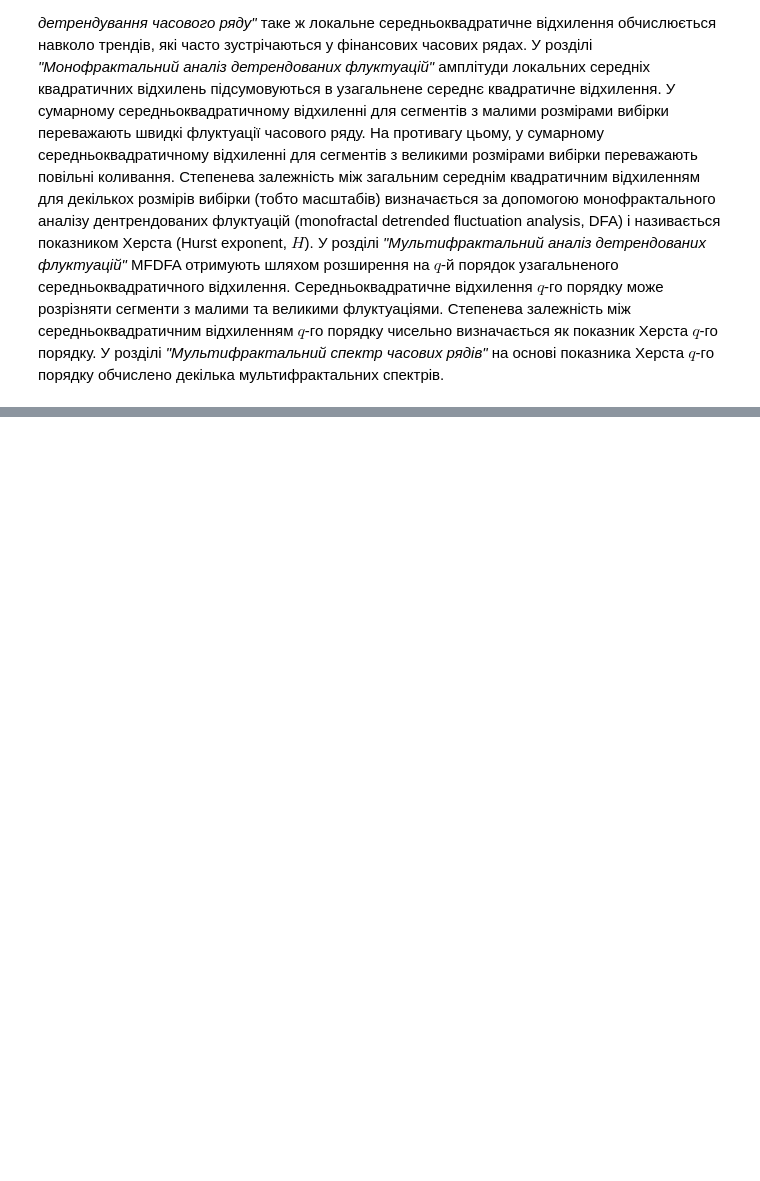
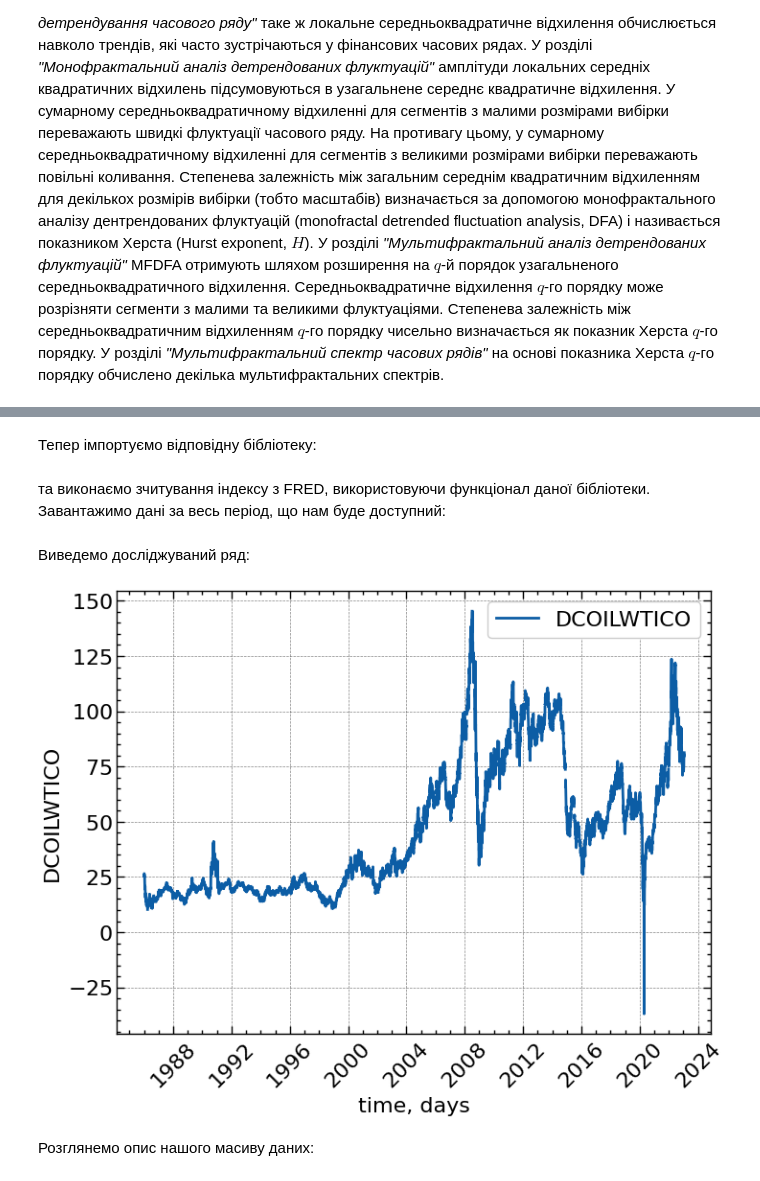
Before and after one commit to Butman2099/Complex-systems-book, a Jupyter notebook: lab_7.ipynb, the cells around one changed output, grey strips where cells are left out. Cells and saved outputs as stored; diff of their text form; code cells hidden in the pictures; blank space fills up the shorter version.

```diff
--- a/lab_7.ipynb
+++ b/lab_7.ipynb
@@ -289,0 +304,15 @@ $$
+# %%
+plt.style.use(['science', 'notebook', 'grid']) # стиль, що використовуватиметься
+                                               # для виведення рисунків
+
+params = {
+    'figure.figsize': (8, 6),         # встановлюємо ширину та висоту рисунків за замовчуванням
+    'font.size': 22,                  # розмір фонтів рисунку
+    'lines.linewidth': 2,             # товщина ліній
+    'axes.titlesize': 'small',        # розмір титулки над рисунком
+    "font.family": "sans-serif",      # сімейство стилів підписів
+    "font.serif": ["Times"],          # стиль підпису
+    'savefig.dpi': 300                # якість збережених зображень
+}
+
+plt.rcParams.update(params)           # оновлення стилю згідно налаштувань
@@ -289,0 +345,2 @@ $$
+# %% [markdown]
+Тепер імпортуємо відповідну бібліотеку:
@@ -289,0 +349,32 @@ $$
+# %% [markdown]
+та виконаємо зчитування індексу з FRED, використовуючи функціонал даної бібліотеки. Завантажимо дані за весь період, що нам буде доступний:
+# %%
+symbol = 'DCOILWTICO'    # cимвол індексу, як указано на сайті FRED
+start = "1986-01-01"     # Дата початку зчитування даних
+end = "2023-01-21"       # Дата закінчення зчитування даних
+
+wti = web.DataReader(symbol, 'fred', start, end) # зчитуємо значення ряду
+time_ser = wti[symbol].copy()                    # зберігаємо саме ціни закриття
+
+xlabel = 'time, days'    # підпис по вісі Ох
+ylabel = symbol          # підпис по вісі Оу
+# %% [markdown]
+Виведемо досліджуваний ряд:
+# %%
+#| label: fig-wti-init
+#| fig-cap: "Динаміка щоденних змін індексу сирої нафти WTI"
+
+fig, ax = plt.subplots()                   # Створюємо порожній графік
+ax.plot(time_ser.index, time_ser.values)   # Додаємо дані до графіку
+ax.legend([symbol])                        # Додаємо легенду
+ax.set_xlabel(xlabel)                      # Встановимо підпис по вісі Ох
+ax.set_ylabel(ylabel)                      # Встановимо підпис по вісі Oy
+
+plt.xticks(rotation=45)                    # оберт позначок по осі Ох на 45 градусів
+
+plt.savefig(f'{symbol}.jpg')               # Зберігаємо графік
+plt.show();                                # Виводимо графік
+# %% [output]
+[figure, added]
+# %% [markdown]
+Розглянемо опис нашого масиву даних:
```
Also changed, not shown: parts of 29 cells of this notebook, 29 other files.
